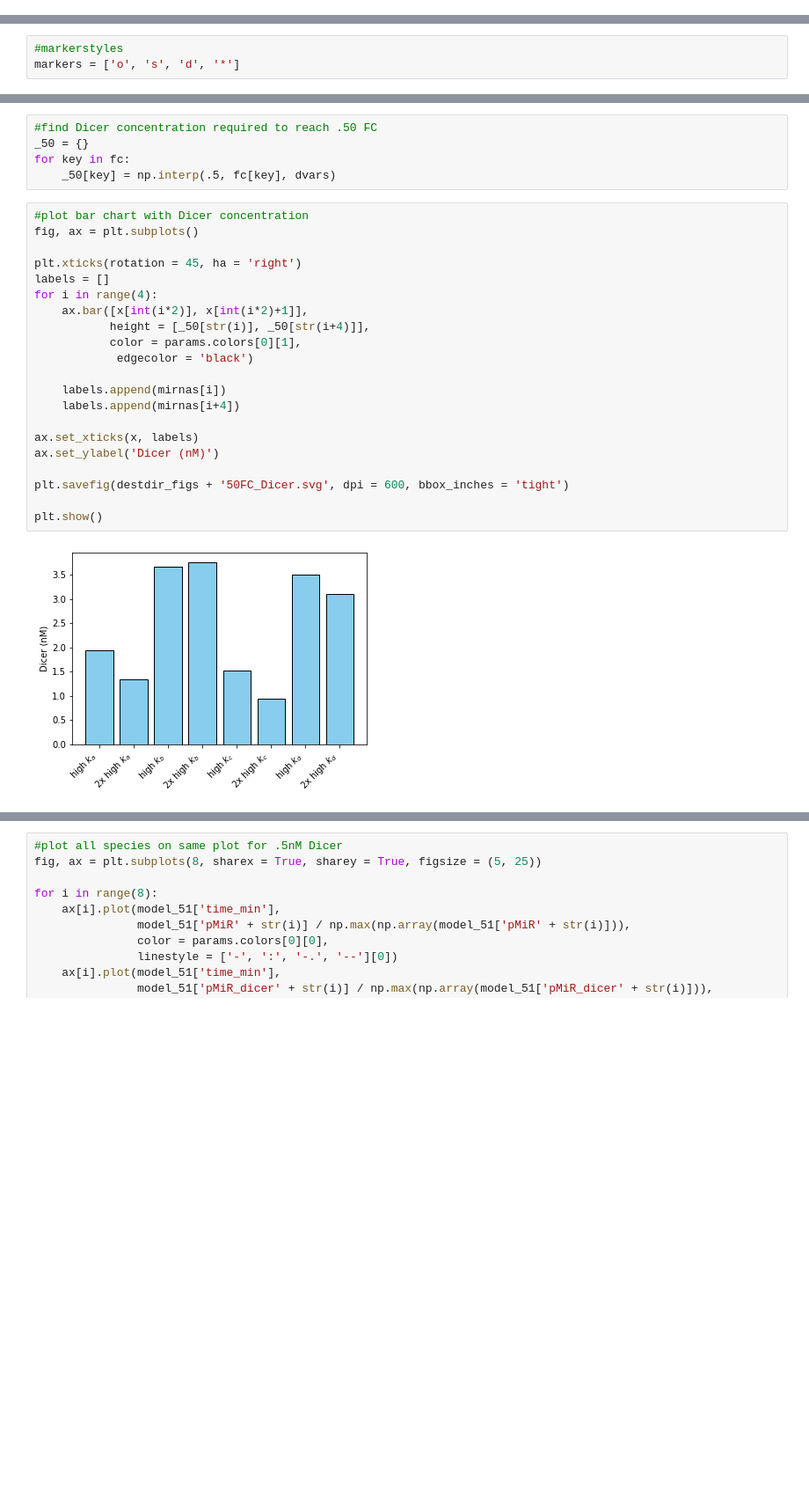
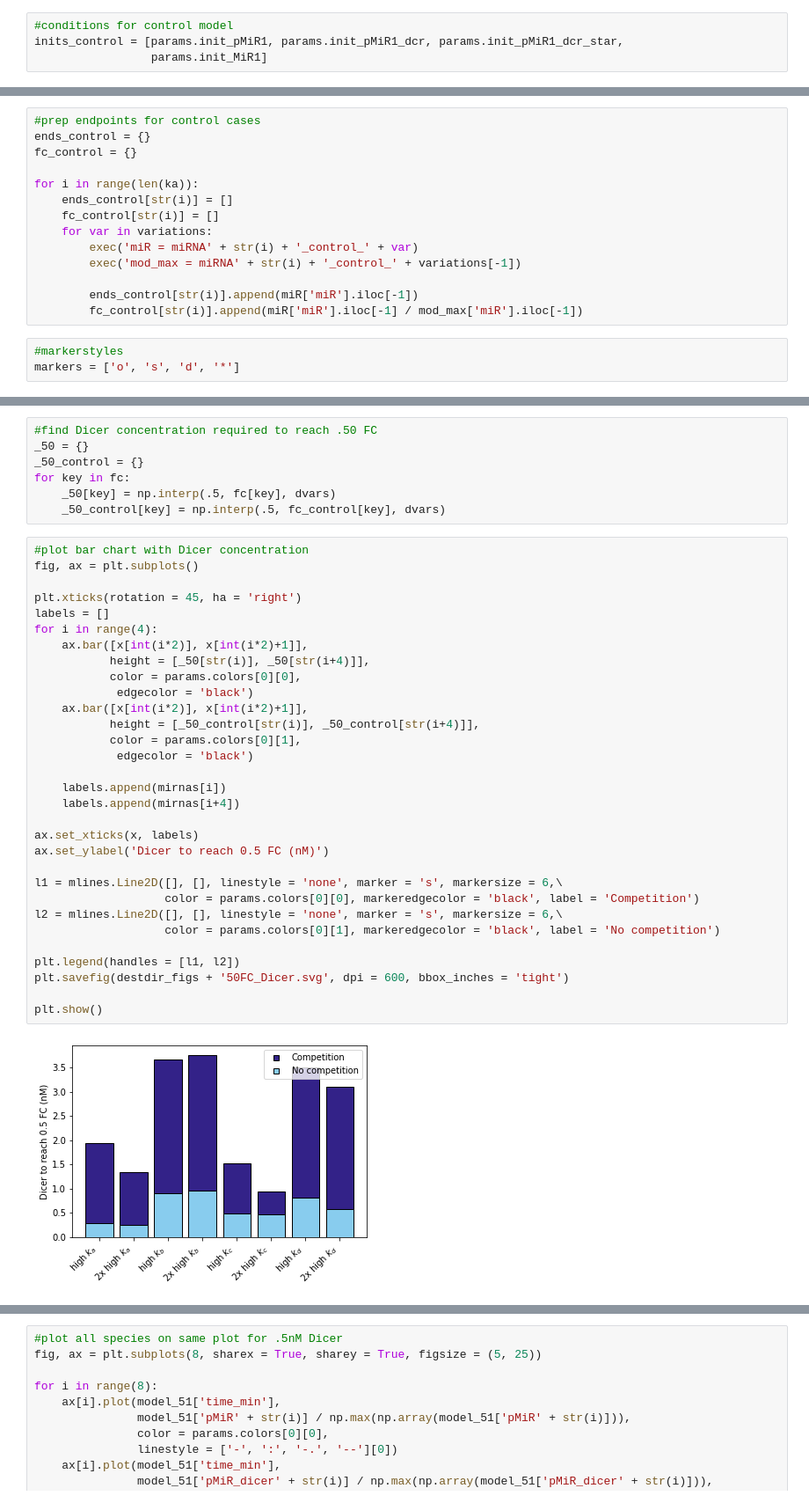
Before and after one commit to SofiaRaak/Dicer-miRNA-dynamics-model, a Jupyter notebook: 8-species_competition.ipynb, the cells around one changed output, grey strips where cells are left out. Shown: that part at 88% size. Drawn from its saved outputs; the diff is of its cells as text; blank space fills up the shorter version.

Commit message:
Added control plots in 8-sp comp, played with formatting in pre-miRNA concs

```diff
--- a/8-species_competition.ipynb
+++ b/8-species_competition.ipynb
@@ -53,6 +57,10 @@ dvars = np.linspace(0, 7.25, 15)
 dvars[0] = 0.01
 dvars = np.append(dvars, np.linspace(10, 15, 4))
 variations = [str(int(i * 100)) for i in list(dvars)]
+# %%
+#conditions for control model
+inits_control = [params.init_pMiR1, params.init_pMiR1_dcr, params.init_pMiR1_dcr_star,
+                 params.init_MiR1]
 # %% [markdown]
 ## Run model, save outputs
 # %%
@@ -123,6 +153,20 @@ for i in range(len(names)):
     fc['5'].append(miR['miR5'].iloc[-1] / mod_max['miR5'].iloc[-1])
     fc['6'].append(miR['miR6'].iloc[-1] / mod_max['miR6'].iloc[-1])
     fc['7'].append(miR['miR7'].iloc[-1] / mod_max['miR7'].iloc[-1])
+# %%
+#prep endpoints for control cases
+ends_control = {}
+fc_control = {}
+
+for i in range(len(ka)):
+    ends_control[str(i)] = []
+    fc_control[str(i)] = []
+    for var in variations:
+        exec('miR = miRNA' + str(i) + '_control_' + var)
+        exec('mod_max = miRNA' + str(i) + '_control_' + variations[-1])
+
+        ends_control[str(i)].append(miR['miR'].iloc[-1])
+        fc_control[str(i)].append(miR['miR'].iloc[-1] / mod_max['miR'].iloc[-1])
 # %%
 #markerstyles
 markers = ['o', 's', 'd', '*']
@@ -249,28 +364,40 @@ ends['7'][-1]
 # %%
 #find Dicer concentration required to reach .50 FC
 _50 = {}
+_50_control = {}
 for key in fc:
     _50[key] = np.interp(.5, fc[key], dvars)
+    _50_control[key] = np.interp(.5, fc_control[key], dvars)
 # %%
 #plot bar chart with Dicer concentration
 fig, ax = plt.subplots()
 
 plt.xticks(rotation = 45, ha = 'right')
 labels = []
 for i in range(4):
     ax.bar([x[int(i*2)], x[int(i*2)+1]],
            height = [_50[str(i)], _50[str(i+4)]],
+           color = params.colors[0][0],
+            edgecolor = 'black')
+    ax.bar([x[int(i*2)], x[int(i*2)+1]],
+           height = [_50_control[str(i)], _50_control[str(i+4)]],
            color = params.colors[0][1],
             edgecolor = 'black')
 
     labels.append(mirnas[i])
     labels.append(mirnas[i+4])
 
 ax.set_xticks(x, labels)
-ax.set_ylabel('Dicer (nM)')
+ax.set_ylabel('Dicer to reach 0.5 FC (nM)')
 
+l1 = mlines.Line2D([], [], linestyle = 'none', marker = 's', markersize = 6,\
+                   color = params.colors[0][0], markeredgecolor = 'black', label = 'Competition')
+l2 = mlines.Line2D([], [], linestyle = 'none', marker = 's', markersize = 6,\
+                   color = params.colors[0][1], markeredgecolor = 'black', label = 'No competition')
+
+plt.legend(handles = [l1, l2])
 plt.savefig(destdir_figs + '50FC_Dicer.svg', dpi = 600, bbox_inches = 'tight')
 
 plt.show()
 # %% [output]
-[figure, old version]
+[figure, new version]
```
Also changed, not shown: parts of 11 cells of this notebook.
